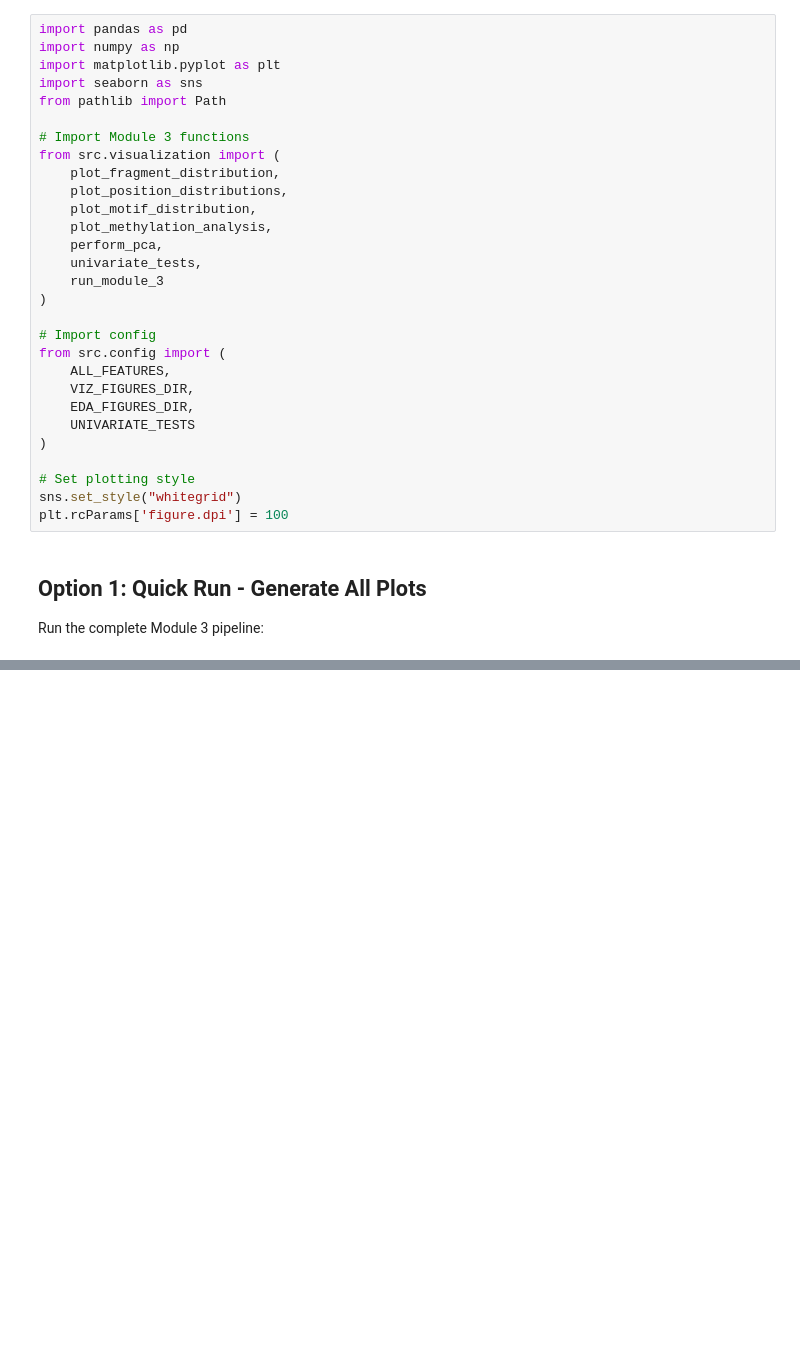
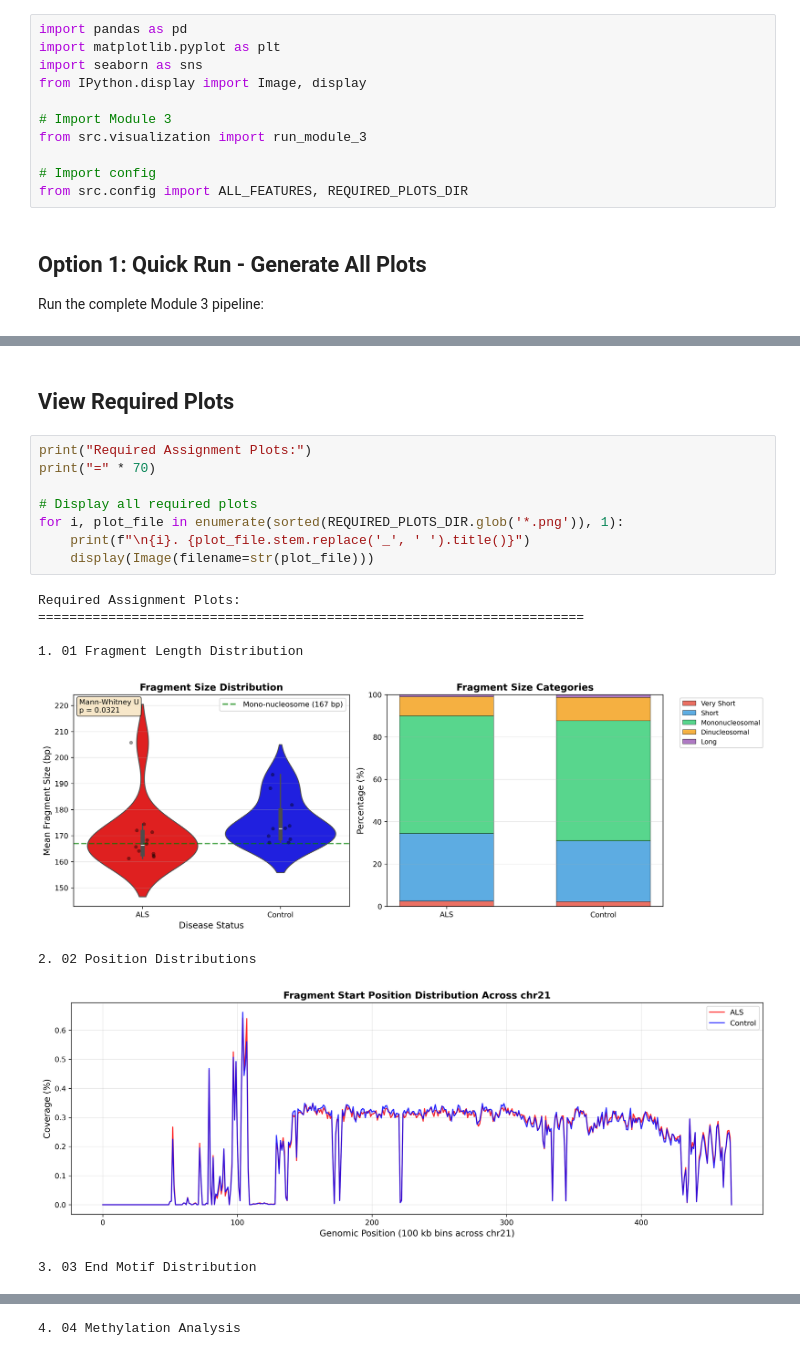
Before and after one commit to maggiebr0wn/wgbs_classifier, a Jupyter notebook: notebooks/04_exploratory_analysis.ipynb, the cells around one changed output, grey strips where cells are left out. Cells and saved outputs as stored; diff of their text form; blank space fills up the shorter version.

```diff
--- a/notebooks/04_exploratory_analysis.ipynb
+++ b/notebooks/04_exploratory_analysis.ipynb
@@ -27,32 +18,14 @@ Generate required plots for the assignment and perform exploratory data analysis
 # %%
 import pandas as pd
-import numpy as np
 import matplotlib.pyplot as plt
 import seaborn as sns
-from pathlib import Path
+from IPython.display import Image, display
 
-# Import Module 3 functions
-from src.visualization import (
-    plot_fragment_distribution,
-    plot_position_distributions,
-    plot_motif_distribution,
-    plot_methylation_analysis,
-    perform_pca,
-    univariate_tests,
-    run_module_3
-)
+# Import Module 3
+from src.visualization import run_module_3
 
 # Import config
-from src.config import (
-    ALL_FEATURES,
-    VIZ_FIGURES_DIR,
-    EDA_FIGURES_DIR,
-    UNIVARIATE_TESTS
-)
-
-# Set plotting style
-sns.set_style("whitegrid")
-plt.rcParams['figure.dpi'] = 100
+from src.config import ALL_FEATURES, REQUIRED_PLOTS_DIR
 # %% [markdown]
 ## Option 1: Quick Run - Generate All Plots
 
@@ -83,2 +52,21 @@ Statistical results saved to: /Users/maggiebrown/Desktop/PrimaMente/wgbs_classif
 
 ======================================================================
+# %% [markdown]
+## View Required Plots
+# %%
+print("Required Assignment Plots:")
+print("=" * 70)
+
+# Display all required plots
+for i, plot_file in enumerate(sorted(REQUIRED_PLOTS_DIR.glob('*.png')), 1):
+    print(f"\n{i}. {plot_file.stem.replace('_', ' ').title()}")
+    display(Image(filename=str(plot_file)))
+# %% [output]
+Required Assignment Plots:
+======================================================================
+
+1. 01 Fragment Length Distribution
+[figure, added]
+2. 02 Position Distributions
+[figure, added]
+3. 03 End Motif Distribution
@@ -84,0 +74 @@ Statistical results saved to: /Users/maggiebrown/Desktop/PrimaMente/wgbs_classif
+4. 04 Methylation Analysis
```
Also changed, not shown: parts of 5 cells of this notebook, 2 other files.
